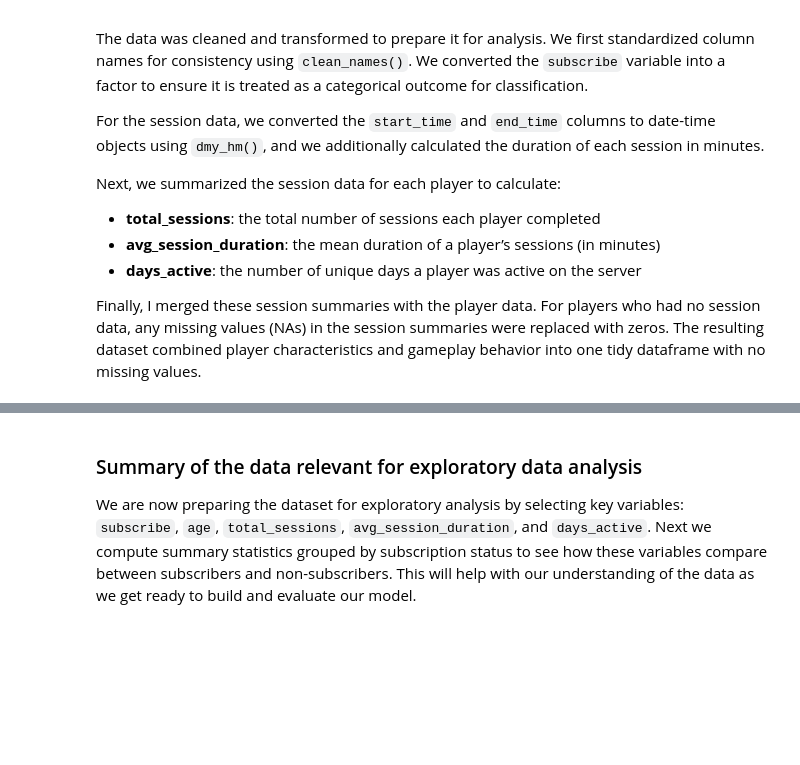
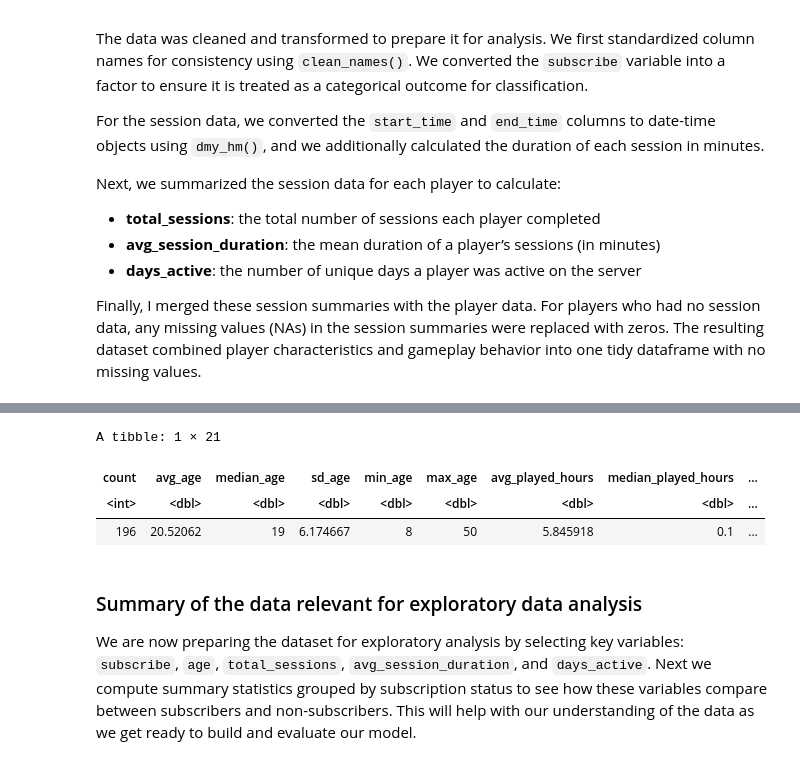
Before and after one commit to MitchellKehlerR/Minecraft_Final_Project, a Jupyter notebook: Minecraft_Project.ipynb, the cells around one changed output, grey strips where cells are left out. Drawn from its saved outputs; the diff is of its cells as text; code cells hidden in the pictures; blank space fills up the shorter version.

Commit message:
Summary Statistics Done
Rough Draft complete

```diff
--- a/Minecraft_Project.ipynb
+++ b/Minecraft_Project.ipynb
@@ -186,3 +192,39 @@ A tibble: 6 × 10
+# %%
+# Compute overall summary statistics for cleaned data
+player_summary_overall <- player_summary |>
+    summarise(count = n(),
+
+    avg_age = mean(age, na.rm = TRUE),
+    median_age = median(age, na.rm = TRUE),
+    sd_age = sd(age, na.rm = TRUE),
+    min_age = min(age, na.rm = TRUE),
+    max_age = max(age, na.rm = TRUE),
+
+    avg_played_hours = mean(played_hours, na.rm = TRUE),
+    median_played_hours = median(played_hours, na.rm = TRUE),
+    sd_played_hours = sd(played_hours, na.rm = TRUE),
+    min_played_hours = min(played_hours, na.rm = TRUE),
+    max_played_hours = max(played_hours, na.rm = TRUE),
+
+    avg_total_sessions = mean(total_sessions),
+    median_total_sessions = median(total_sessions),
+    sd_total_sessions = sd(total_sessions),
+    min_total_sessions = min(total_sessions),
+    max_total_sessions = max(total_sessions),
+
+    avg_days_active = mean(days_active),
+    median_days_active = median(days_active),
+    sd_days_active = sd(days_active),
+    min_days_active = min(days_active),
+    max_days_active = max(days_active),
+  )
+
+player_summary_overall
+# %% [output]
+A tibble: 1 × 21
+| count | avg_age | median_age | sd_age | min_age | max_age | avg_played_hours | median_played_hours | ... |
+| <int> | <dbl> | <dbl> | <dbl> | <dbl> | <dbl> | <dbl> | <dbl> | ... |
+| 196 | 20.52062 | 19 | 6.174667 | 8 | 50 | 5.845918 | 0.1 | ... |
 # %% [markdown]
 ### Summary of the data relevant for exploratory data analysis
 
```
Also changed, not shown: parts of 5 cells of this notebook.
